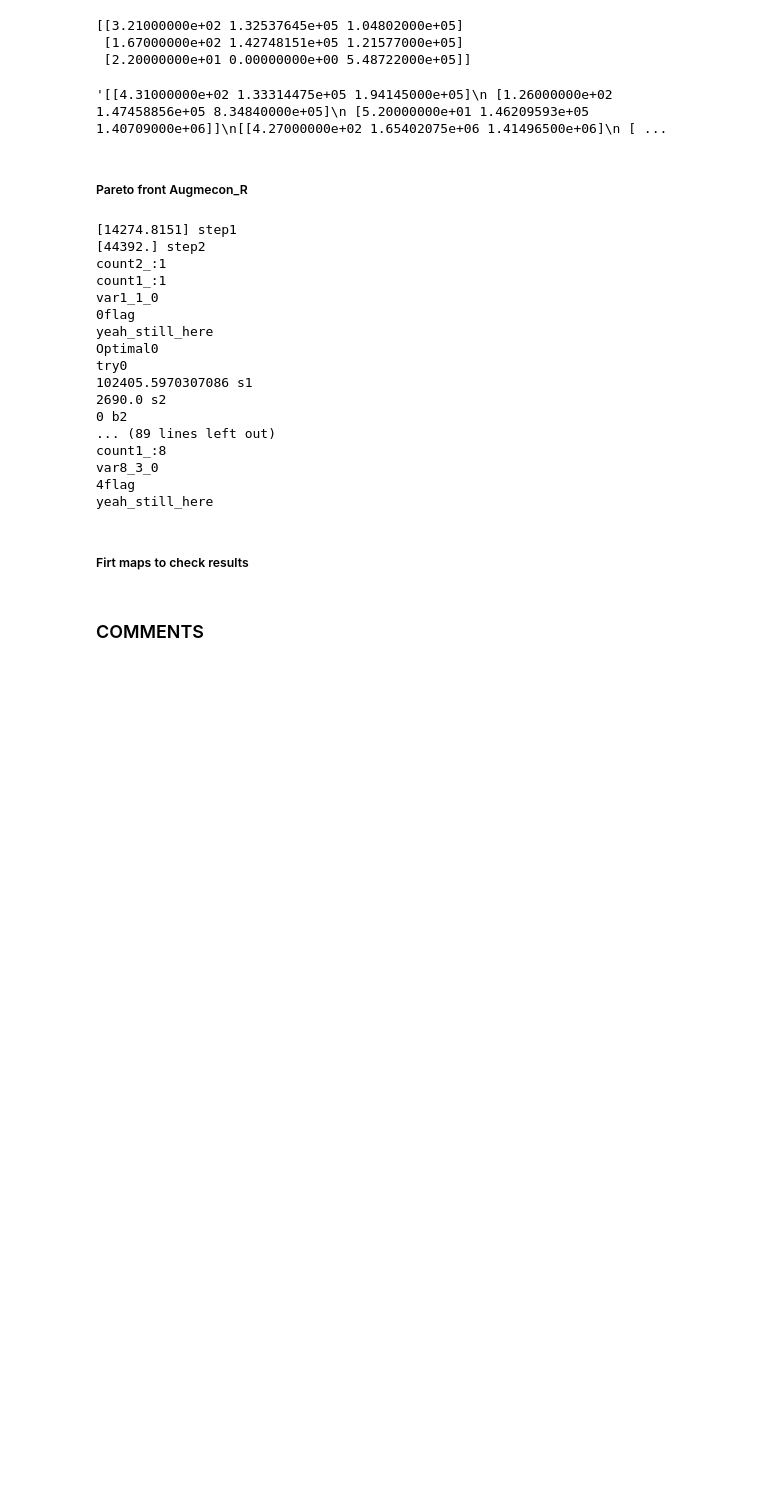
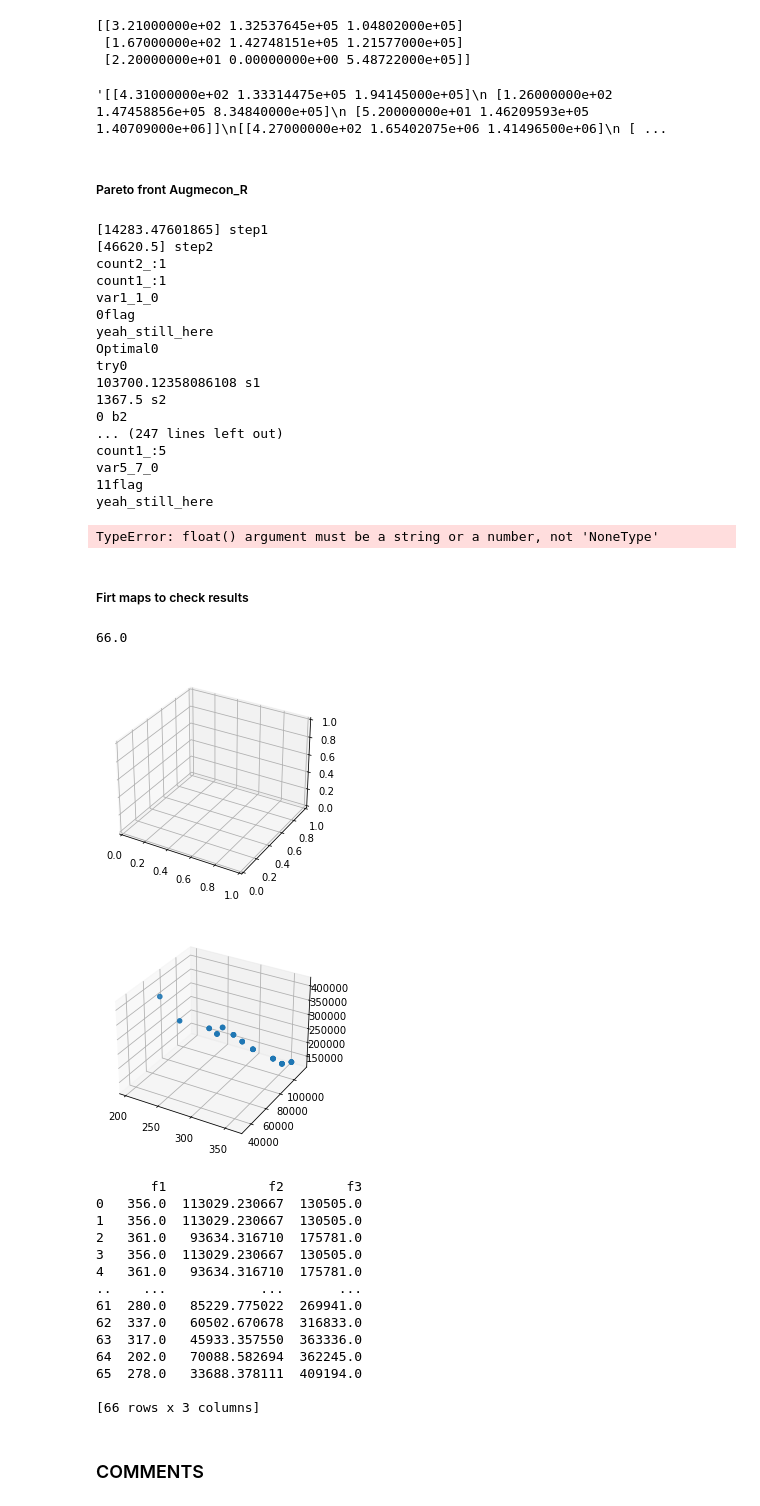
Before and after one commit to K1O1O1S2/SEFS540, a Jupyter notebook: Deer_hab/mop-ordi_PCT1.ipynb, the cells around one changed output. Drawn from its saved outputs; the diff is of its cells as text; code cells hidden in the pictures; blank space fills up the shorter version.

Commit message:
Method_clem_cplex_error

```diff
--- a/Deer_hab/mop-ordi_PCT1.ipynb
+++ b/Deer_hab/mop-ordi_PCT1.ipynb
@@ -1188,8 +1224,8 @@ for k in range(0,len(obj)):
         maxobj[k] = max(payoff[:,k]);
 
 s = {
-     1: LpVariable("s2",lowBound = 0),
-     2: LpVariable("s3",lowBound = 0),
+     1: LpVariable("s1",lowBound = 0),
+     2: LpVariable("s2",lowBound = 0),
      }
 
 lst = []
@@ -1251,7 +1287,7 @@ while count2 < g2:
         print(LpStatus[result]+str(n))
         if LpStatus[result] == 'Optimal':
             print("try"+ str(n))
-            ### need to adapt function to get the value of a 3D graph
+            ### need to adapt function to get optimality gap
             d = ({
             0:[value(x[0][p]) for p in range(1,n_periods)],
             1:[value(x[1][p]) for p in range(1,n_periods)],
@@ -1347,8 +1383,8 @@ while count2 < g2:
                 print('early exit (jump) 3')
                 break
 # %% [output]
-[14274.8151] step1
-[44392.] step2
+[14283.47601865] step1
+[46620.5] step2
 count2_:1
 count1_:1
 var1_1_0
@@ -1356,13 +1392,14 @@ var1_1_0
 yeah_still_here
 Optimal0
 try0
-102405.5970307086 s1
-2690.0 s2
+103700.12358086108 s1
+1367.5 s2
 0 b2
-... (89 lines left out)
-count1_:8
-var8_3_0
-4flag
+... (247 lines left out)
+count1_:5
+var5_7_0
+11flag
 yeah_still_here
+TypeError: float() argument must be a string or a number, not 'NoneType'
 # %% [markdown]
 ##### Firt maps to check results
@@ -1384,35 +1523,53 @@ X=list()
 Y=list()
 Z=list()
 count=0
 for i in range(0,int(len(gridpoints)/3)):
     if count <=len(gridpoints)-1:
         X.append(gridpoints[count])
         Y.append(gridpoints[count+1])
         Z.append(gridpoints[count+2])
         count=(i+1)*3
 
 df = pd.DataFrame({
     "f1": X,
     "f2": Y,
     "f3": Z,
 })
 df.to_csv("output_p55.xlsx")
 
 #X = np.arange(-5, 5, 0.25)
 #Y = np.arange(-5, 5, 0.25)
 X=np.array(X)
 Y=np.array(Y)
 Z=np.array(Z)
 
 fig = plt.figure()
 ax = fig.add_subplot(111, projection='3d')
 ax.scatter(X,Y,Z)
 plt.show()
 
-df.to_csv("output_p55.xlsx")
+df.to_csv("output_clem_method.xlsx")
 #df.to_csv("output_lesssimp_noOG.xlsx")
 #df.to_csv("output_OG.xlsx")
-print(df)
+print(df, "df")
+# %% [output]
+66.0
+[figure, added]
+[figure, added]
+       f1             f2        f3
+0   356.0  113029.230667  130505.0
+1   356.0  113029.230667  130505.0
+2   361.0   93634.316710  175781.0
+3   356.0  113029.230667  130505.0
+4   361.0   93634.316710  175781.0
+..    ...            ...       ...
+61  280.0   85229.775022  269941.0
+62  337.0   60502.670678  316833.0
+63  317.0   45933.357550  363336.0
+64  202.0   70088.582694  362245.0
+65  278.0   33688.378111  409194.0
+
+[66 rows x 3 columns]
 # %%
 #FUN
 model=LpProblem('Max', LpMaximize)
```
Also changed, not shown: parts of 4 cells of this notebook, 2 other files.
